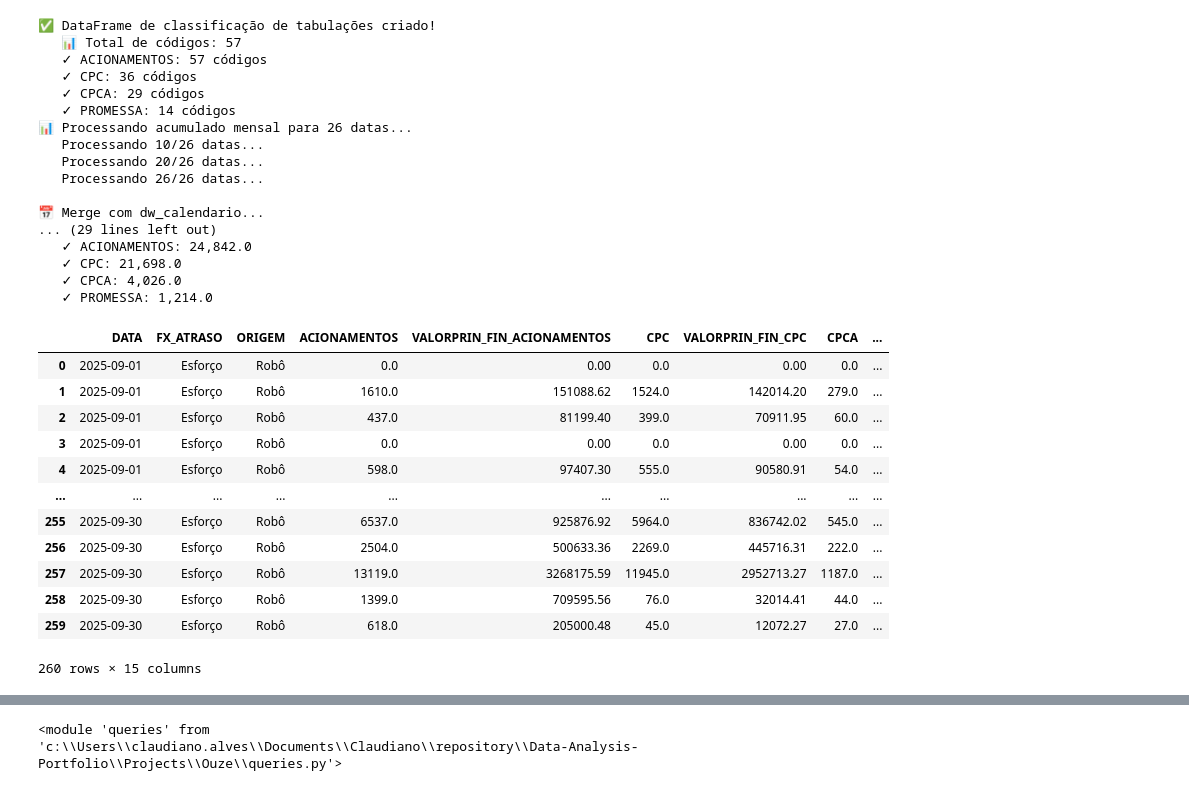
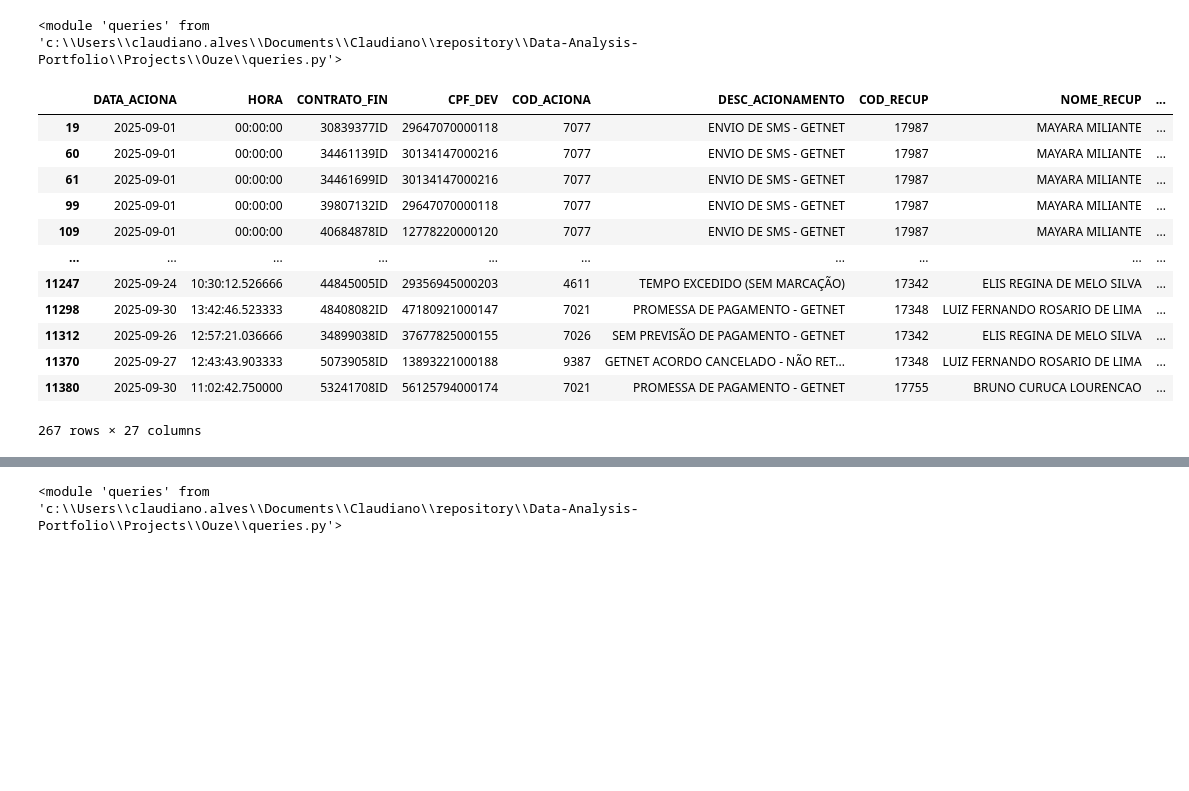
Before and after one commit to Claudiano-alves/Data-Analysis-Portfolio, a Jupyter notebook: Projects/Ouze/data_wrangling.ipynb, the cells around one changed output, grey strips where cells are left out. Cells and saved outputs as stored; diff of their text form; code cells hidden in the pictures; blank space fills up the shorter version.

Commit message:
Finalização do tratamento dos dados de discagens. Criação de logs das funções. Criação do arquivo utils.py para aproveitamento de funções

```diff
--- a/Projects/Ouze/data_wrangling.ipynb
+++ b/Projects/Ouze/data_wrangling.ipynb
@@ -109,43 +53,0 @@ df_enriquecer_discagens_expert_limpo, df_enriquecer_discagens_expert_semFaixa =
-# %%
-# ACIONAMENTOS ROBO
-
-from src.data_wrangling_discagens_expert import enriquecer_discagens_expert, enriquecer_com_mailing_calendario, acionamentos_esforco_fxAtraso_origem_expert, acionamentos_unique_origem_expert, acionamentos_unique_fxAtraso_origem
-from src.data_wrangling_discagens_expert import df_acionamento_robo
-df_acionamentos_tabulacaoRobo = df_acionamento_robo()
-df_acionamentos_esforco_origem_fxAtraso_expert = acionamentos_esforco_fxAtraso_origem_expert(df_enriquecer_discagens_expert_limpo, df_dw_calendario)
-df_acionamentos_unique_origem_expert = acionamentos_unique_origem_expert(df_enriquecer_discagens_expert_limpo, df_dw_calendario)
-df_acionamentos_unique_origem_fxAtraso_expert = acionamentos_unique_fxAtraso_origem(df_enriquecer_discagens_expert_limpo, df_dw_calendario)
-df_acionamentos_unique_origem_expert
-#df_acionamentos_unique_origem_fxAtraso_expert
-df_acionamentos_esforco_origem_fxAtraso_expert
-# %% [output]
-✅ DataFrame de classificação de tabulações criado!
-   📊 Total de códigos: 57
-   ✓ ACIONAMENTOS: 57 códigos
-   ✓ CPC: 36 códigos
-   ✓ CPCA: 29 códigos
-   ✓ PROMESSA: 14 códigos
-📊 Processando acumulado mensal para 26 datas...
-   Processando 10/26 datas...
-   Processando 20/26 datas...
-   Processando 26/26 datas...
-
-📅 Merge com dw_calendario...
-... (29 lines left out)
-   ✓ ACIONAMENTOS: 24,842.0
-   ✓ CPC: 21,698.0
-   ✓ CPCA: 4,026.0
-   ✓ PROMESSA: 1,214.0
-|  | DATA | FX_ATRASO | ORIGEM | ACIONAMENTOS | VALORPRIN_FIN_ACIONAMENTOS | CPC | VALORPRIN_FIN_CPC | CPCA | ... |
-| 0 | 2025-09-01 | Esforço | Robô | 0.0 | 0.00 | 0.0 | 0.00 | 0.0 | ... |
-| 1 | 2025-09-01 | Esforço | Robô | 1610.0 | 151088.62 | 1524.0 | 142014.20 | 279.0 | ... |
-| 2 | 2025-09-01 | Esforço | Robô | 437.0 | 81199.40 | 399.0 | 70911.95 | 60.0 | ... |
-| 3 | 2025-09-01 | Esforço | Robô | 0.0 | 0.00 | 0.0 | 0.00 | 0.0 | ... |
-| 4 | 2025-09-01 | Esforço | Robô | 598.0 | 97407.30 | 555.0 | 90580.91 | 54.0 | ... |
-| ... | ... | ... | ... | ... | ... | ... | ... | ... | ... |
-| 255 | 2025-09-30 | Esforço | Robô | 6537.0 | 925876.92 | 5964.0 | 836742.02 | 545.0 | ... |
-| 256 | 2025-09-30 | Esforço | Robô | 2504.0 | 500633.36 | 2269.0 | 445716.31 | 222.0 | ... |
-| 257 | 2025-09-30 | Esforço | Robô | 13119.0 | 3268175.59 | 11945.0 | 2952713.27 | 1187.0 | ... |
-| 258 | 2025-09-30 | Esforço | Robô | 1399.0 | 709595.56 | 76.0 | 32014.41 | 44.0 | ... |
-| 259 | 2025-09-30 | Esforço | Robô | 618.0 | 205000.48 | 45.0 | 12072.27 | 27.0 | ... |
-260 rows × 15 columns
@@ -157,0 +54,29 @@ os.startfile('df_acionamentos_esforco_origem_fxAtraso_expert.csv')  # abre com o
+# %%
+from src import data_wrangling_discagens_trestto, data_wrangling_mailingHist, data_wrangling_acionamentos, data_wrangling_discagens_expert, utils
+import importlib
+import queries
+importlib.reload(utils)
+importlib.reload(data_wrangling_discagens_trestto)
+importlib.reload(data_wrangling_mailingHist)
+importlib.reload(data_wrangling_acionamentos)
+importlib.reload(data_wrangling_discagens_expert)
+importlib.reload(queries)
+# %% [output]
+<module 'queries' from 'c:\\Users\\claudiano.alves\\Documents\\Claudiano\\repository\\Data-Analysis-Portfolio\\Projects\\Ouze\\queries.py'>
+# %%
+#print(len(df_enriquecido_discagens_trestto_semFaixa))
+df_acion_semFaixa_humano
+# %% [output]
+|  | DATA_ACIONA | HORA | CONTRATO_FIN | CPF_DEV | COD_ACIONA | DESC_ACIONAMENTO | COD_RECUP | NOME_RECUP | ... |
+| 19 | 2025-09-01 | 00:00:00 | 30839377ID | 29647070000118 | 7077 | ENVIO DE SMS - GETNET | 17987 | MAYARA MILIANTE | ... |
+| 60 | 2025-09-01 | 00:00:00 | 34461139ID | 30134147000216 | 7077 | ENVIO DE SMS - GETNET | 17987 | MAYARA MILIANTE | ... |
+| 61 | 2025-09-01 | 00:00:00 | 34461699ID | 30134147000216 | 7077 | ENVIO DE SMS - GETNET | 17987 | MAYARA MILIANTE | ... |
+| 99 | 2025-09-01 | 00:00:00 | 39807132ID | 29647070000118 | 7077 | ENVIO DE SMS - GETNET | 17987 | MAYARA MILIANTE | ... |
+| 109 | 2025-09-01 | 00:00:00 | 40684878ID | 12778220000120 | 7077 | ENVIO DE SMS - GETNET | 17987 | MAYARA MILIANTE | ... |
+| ... | ... | ... | ... | ... | ... | ... | ... | ... | ... |
+| 11247 | 2025-09-24 | 10:30:12.526666 | 44845005ID | 29356945000203 | 4611 | TEMPO EXCEDIDO (SEM MARCAÇÃO) | 17342 | ELIS REGINA DE MELO SILVA | ... |
+| 11298 | 2025-09-30 | 13:42:46.523333 | 48408082ID | 47180921000147 | 7021 | PROMESSA DE PAGAMENTO - GETNET | 17348 | LUIZ FERNANDO ROSARIO DE LIMA | ... |
+| 11312 | 2025-09-26 | 12:57:21.036666 | 34899038ID | 37677825000155 | 7026 | SEM PREVISÃO DE PAGAMENTO - GETNET | 17342 | ELIS REGINA DE MELO SILVA | ... |
+| 11370 | 2025-09-27 | 12:43:43.903333 | 50739058ID | 13893221000188 | 9387 | GETNET ACORDO CANCELADO - NÃO RET... | 17348 | LUIZ FERNANDO ROSARIO DE LIMA | ... |
+| 11380 | 2025-09-30 | 11:02:42.750000 | 53241708ID | 56125794000174 | 7021 | PROMESSA DE PAGAMENTO - GETNET | 17755 | BRUNO CURUCA LOURENCAO | ... |
+267 rows × 27 columns
```
Also changed, not shown: parts of 32 cells of this notebook, 8 other files.
